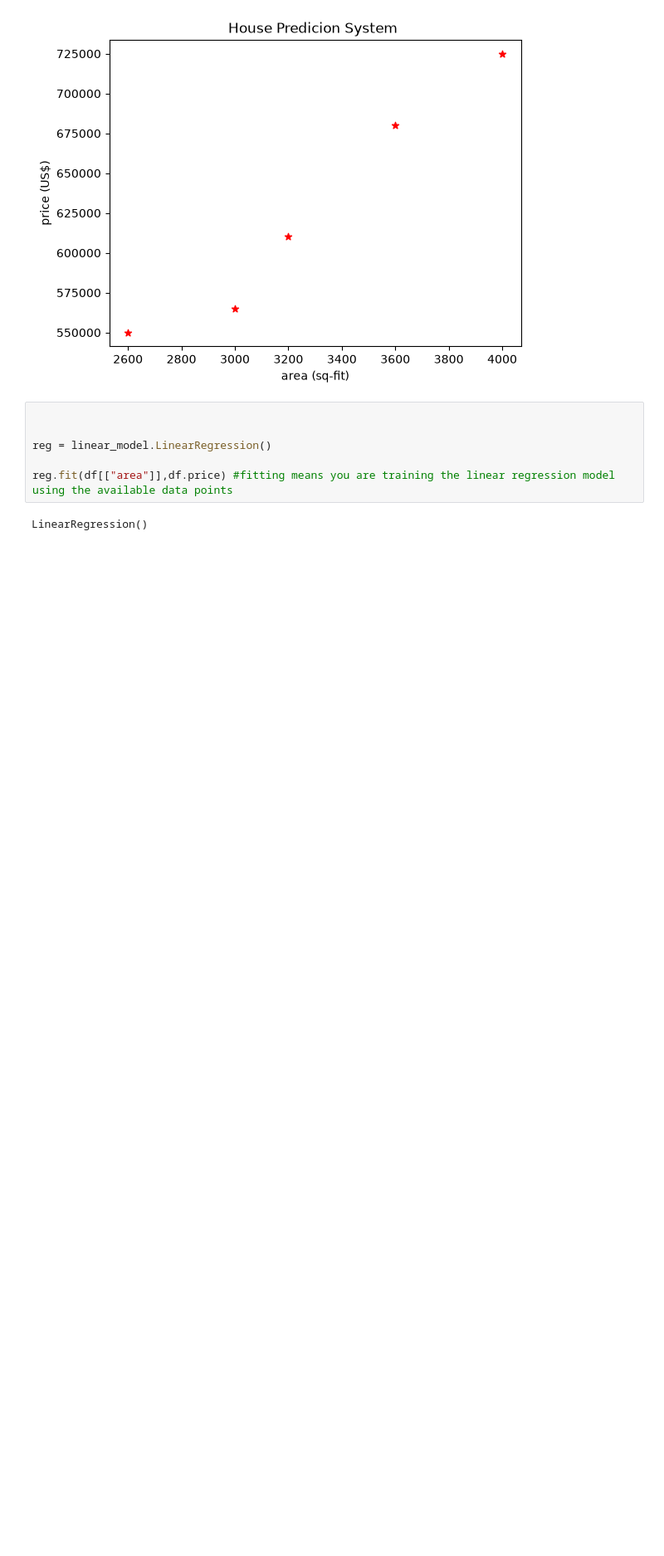
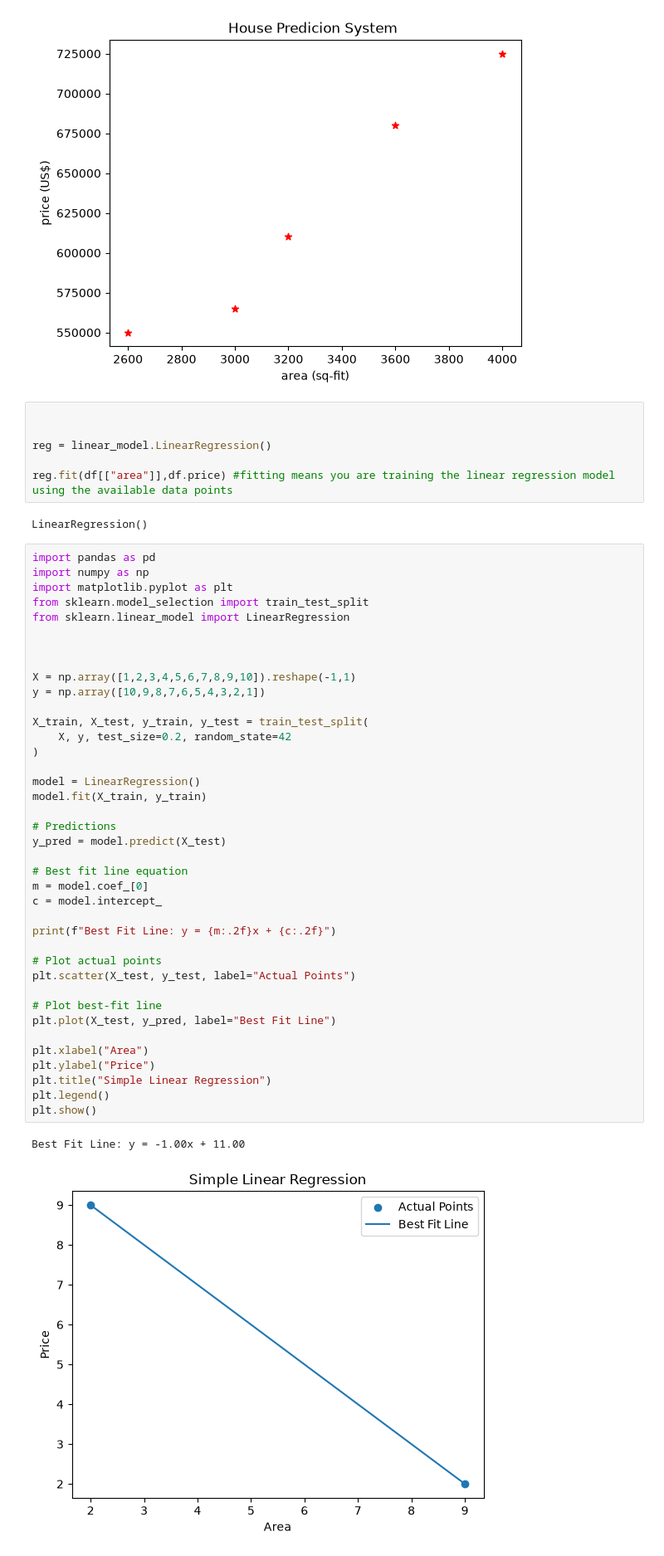
Before and after one commit to najeemp099/Machine-Learning-, a Jupyter notebook: LinearReg.ipynb, the cells around one changed output. Shown at 83% size. Cells and saved outputs as stored; diff of their text form; blank space fills up the shorter version.

```diff
--- a/LinearReg.ipynb
+++ b/LinearReg.ipynb
@@ -23,3 +23,45 @@ reg = linear_model.LinearRegression()
 reg.fit(df[["area"]],df.price) #fitting means you are training the linear regression model using the available data points
 # %% [output]
 LinearRegression()
+# %%
+import pandas as pd
+import numpy as np
+import matplotlib.pyplot as plt
+from sklearn.model_selection import train_test_split
+from sklearn.linear_model import LinearRegression
+
+
+
+X = np.array([1,2,3,4,5,6,7,8,9,10]).reshape(-1,1)
+y = np.array([10,9,8,7,6,5,4,3,2,1])
+
+X_train, X_test, y_train, y_test = train_test_split(
+    X, y, test_size=0.2, random_state=42
+)
+
+model = LinearRegression()
+model.fit(X_train, y_train)
+
+# Predictions
+y_pred = model.predict(X_test)
+
+# Best fit line equation
+m = model.coef_[0]
+c = model.intercept_
+
+print(f"Best Fit Line: y = {m:.2f}x + {c:.2f}")
+
+# Plot actual points
+plt.scatter(X_test, y_test, label="Actual Points")
+
+# Plot best-fit line
+plt.plot(X_test, y_pred, label="Best Fit Line")
+
+plt.xlabel("Area")
+plt.ylabel("Price")
+plt.title("Simple Linear Regression")
+plt.legend()
+plt.show()
+# %% [output]
+Best Fit Line: y = -1.00x + 11.00
+[figure, added]
```
Also changed, not shown: 4 other files.
